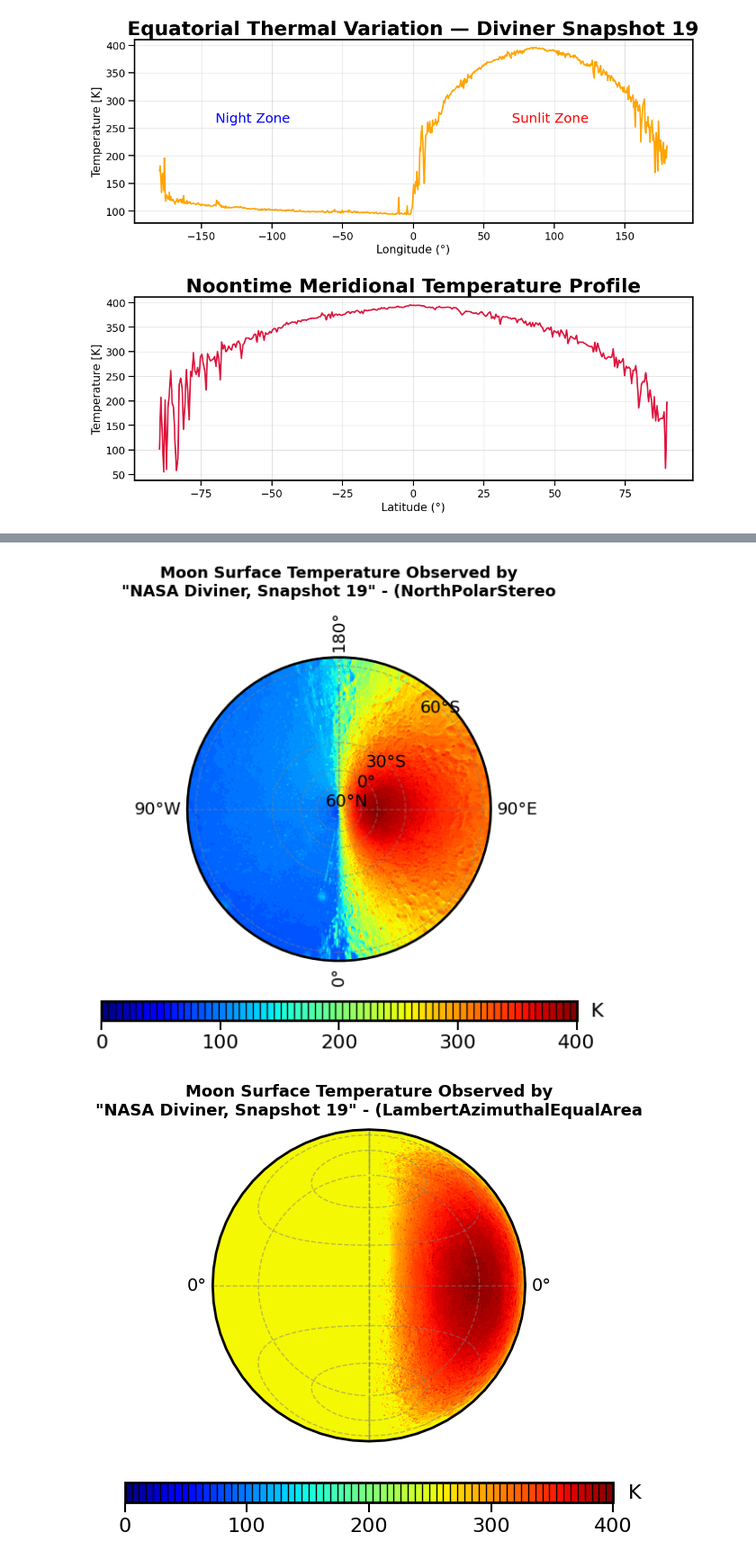
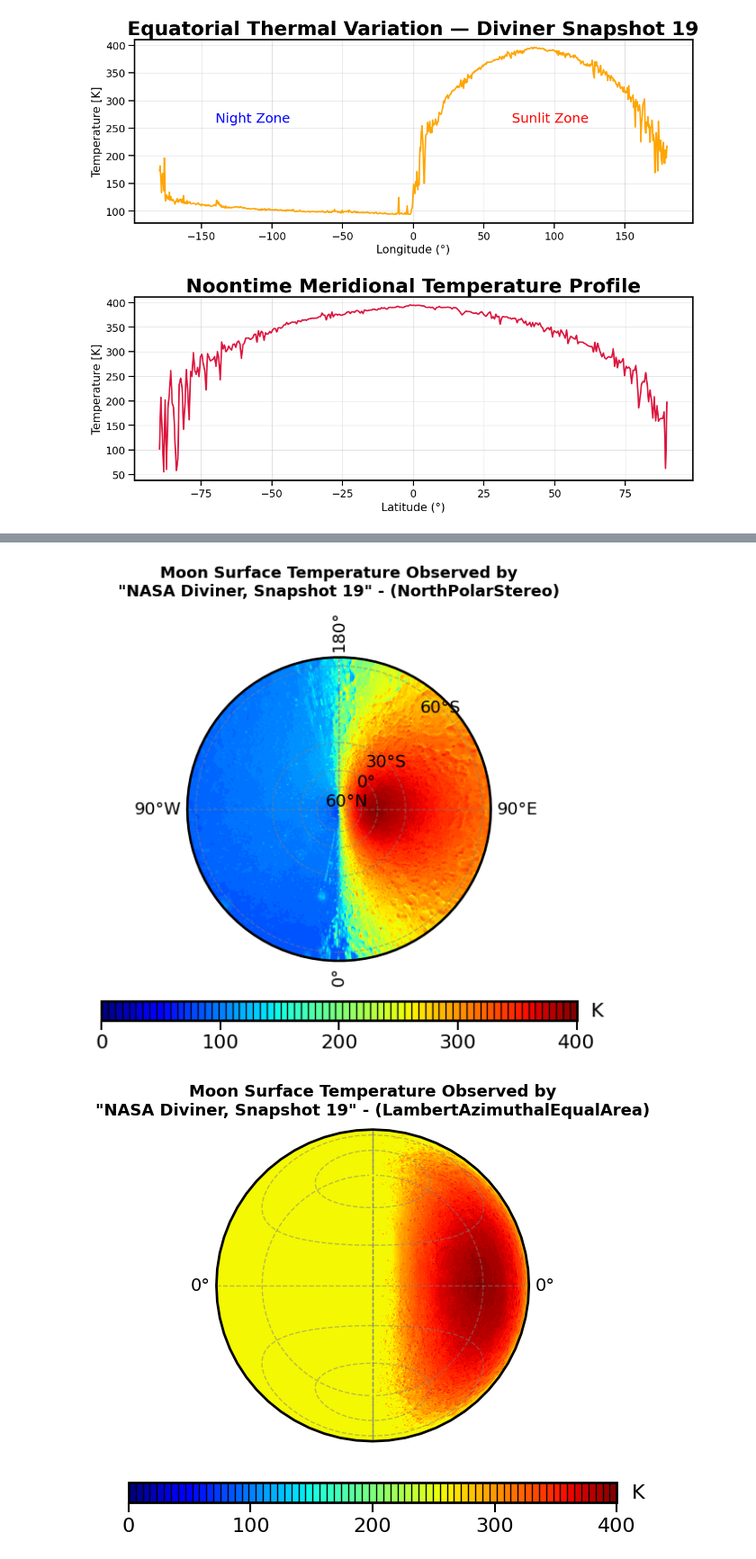
Before and after one commit to JabraelNoael/astronomical_measurements, a Jupyter notebook: MoonTemperature.ipynb, the cells around one changed output, grey strips where cells are left out. Shown at 90% size. Cells and saved outputs as stored; diff of their text form; code cells hidden in the pictures.

```diff
--- a/MoonTemperature.ipynb
+++ b/MoonTemperature.ipynb
@@ -159,7 +159,7 @@ for i in range(len(ccrs_type)):
                 fontsize=16, va='center')  # place "K" at right
     cbar.ax.tick_params(labelsize=16)
 
-    ax.set_title(f"Moon Surface Temperature Observed by\n\"NASA Diviner, Snapshot 19\" - ({ccrs_type[i]}", fontweight="bold",fontsize=13, pad=12)
+    ax.set_title(f"Moon Surface Temperature Observed by\n\"NASA Diviner, Snapshot 19\" - ({ccrs_type[i]})", fontweight="bold",fontsize=13, pad=12)
 
     #grid lines
     gl = ax.gridlines(draw_labels=True, linewidth=1, color='gray',
@@ -188,2 +188,2 @@ for i in range(len(ccrs_type)):
-[figure, old version]
+[figure, new version]
-[figure, old version]
+[figure, new version]
```
Also changed, not shown: parts of 1 cell of this notebook.
